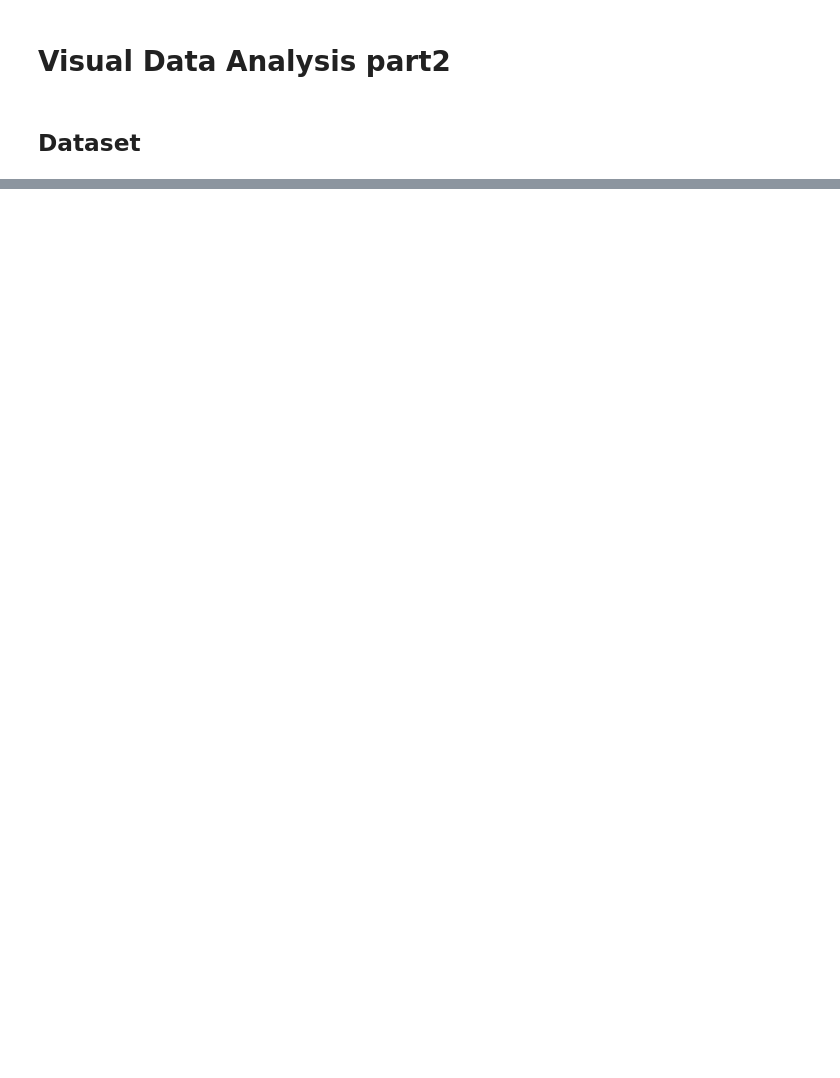
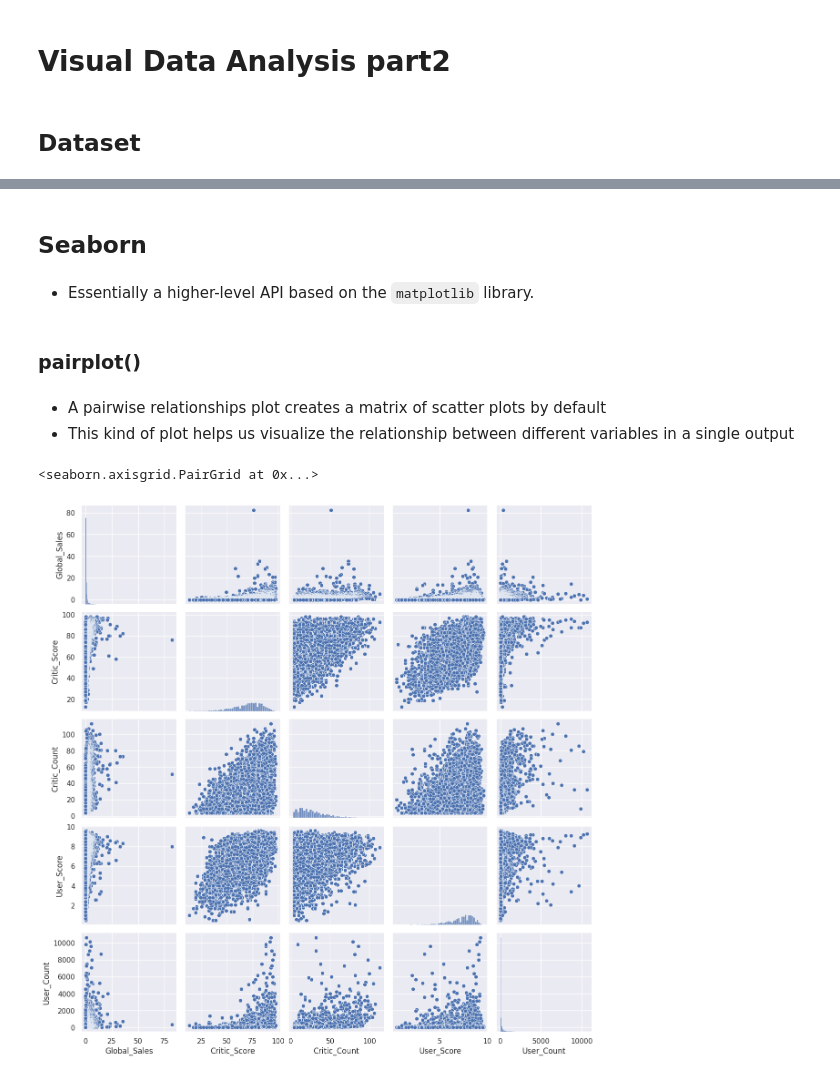
Before and after one commit to Menezess42/MLCourseAI, a Jupyter notebook: Topic_2/data_visualization_part2.ipynb, the cells around one changed output, grey strips where cells are left out. Cells and saved outputs as stored; diff of their text form; code cells hidden in the pictures; blank space fills up the shorter version.

```diff
--- a/Topic_2/data_visualization_part2.ipynb
+++ b/Topic_2/data_visualization_part2.ipynb
@@ -10,0 +98,16 @@ ModuleNotFoundError: No module named 'matplotlib'
+# %% [markdown]
+## Seaborn
+# %% [markdown]
+- Essentially a higher-level API based on the `matplotlib` library.
+# %% [markdown]
+### pairplot()
+# %% [markdown]
+- A pairwise relationships plot creates a matrix of scatter plots by default
+- This kind of plot helps us visualize the relationship between different variables in a single output
+# %%
+sns.pairplot(
+    data[["Global_Sales", "Critic_Score", "Critic_Count", "User_Score", "User_Count"]]
+)
+# %% [output]
+<seaborn.axisgrid.PairGrid at 0x...>
+[figure, added]
```
Also changed, not shown: parts of 33 cells of this notebook, 2 other files.
